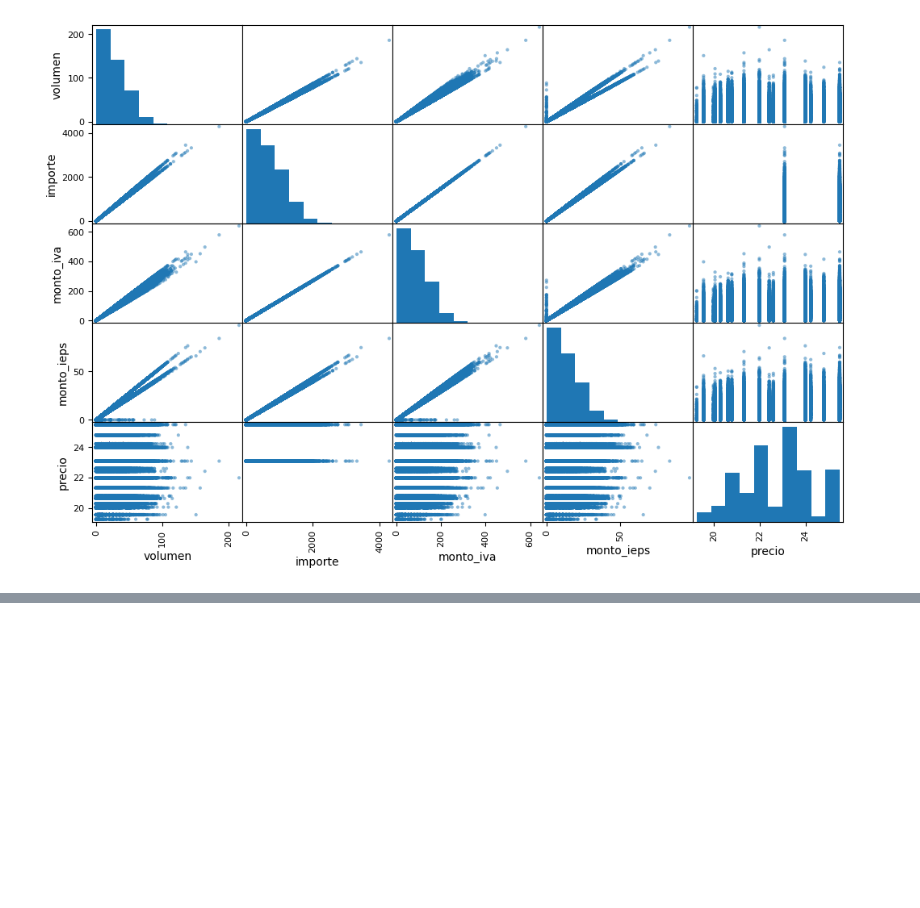
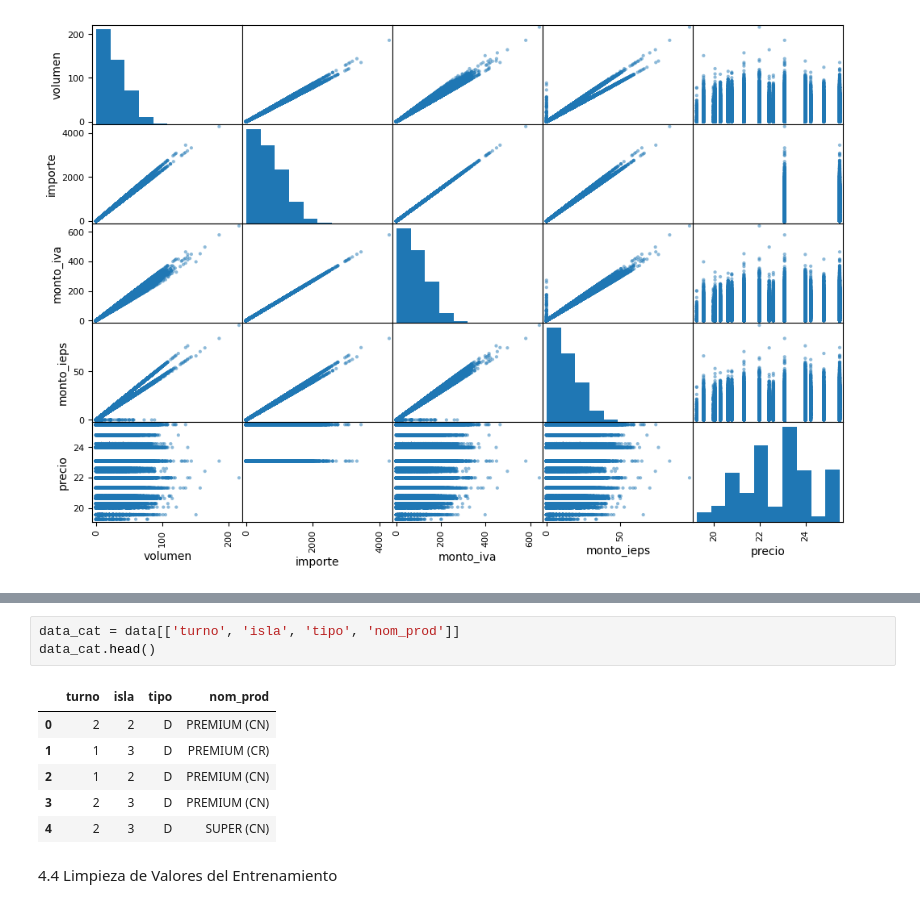
Before and after one commit to RiquelmeDom/project_machine_learning, a Jupyter notebook: project_forecast_ventas_combustible.ipynb, the cells around one changed output, grey strips where cells are left out. Drawn from its saved outputs; the diff is of its cells as text; blank space fills up the shorter version.

```diff
--- a/project_forecast_ventas_combustible.ipynb
+++ b/project_forecast_ventas_combustible.ipynb
@@ -246,0 +291,12 @@ plt.show()
+# %%
+data_cat = data[['turno', 'isla', 'tipo', 'nom_prod']]
+data_cat.head()
+# %% [output]
+|  | turno | isla | tipo | nom_prod |
+| 0 | 2 | 2 | D | PREMIUM (CN) |
+| 1 | 1 | 3 | D | PREMIUM (CR) |
+| 2 | 1 | 2 | D | PREMIUM (CN) |
+| 3 | 2 | 3 | D | PREMIUM (CN) |
+| 4 | 2 | 3 | D | SUPER (CN) |
+# %% [markdown]
+4.4 Limpieza de Valores del Entrenamiento
```
Also changed, not shown: parts of 28 cells of this notebook, 6 other files.
